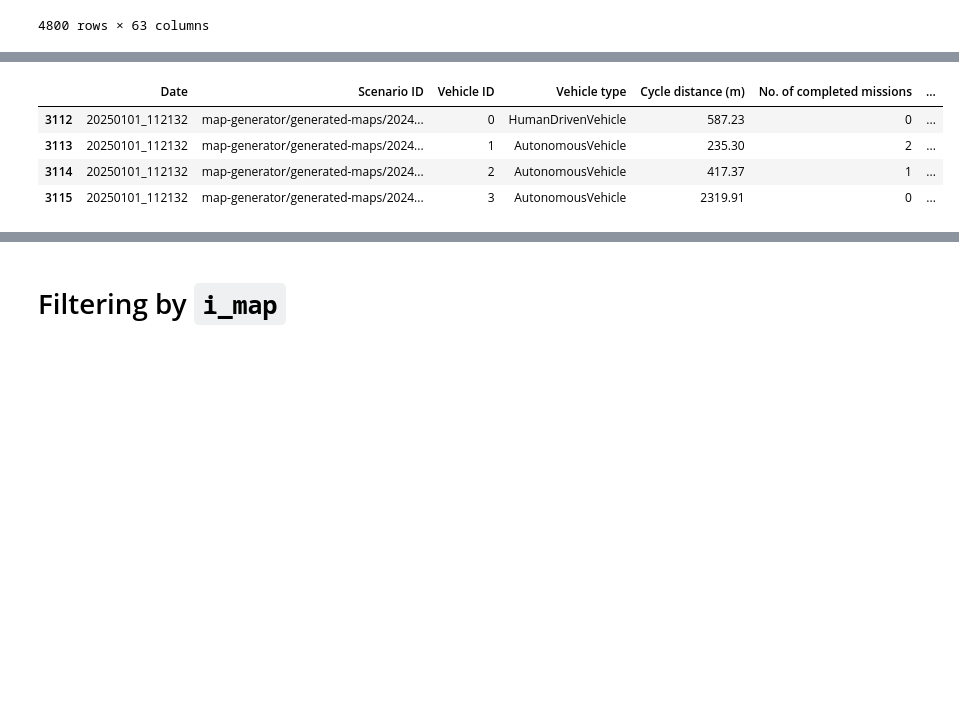
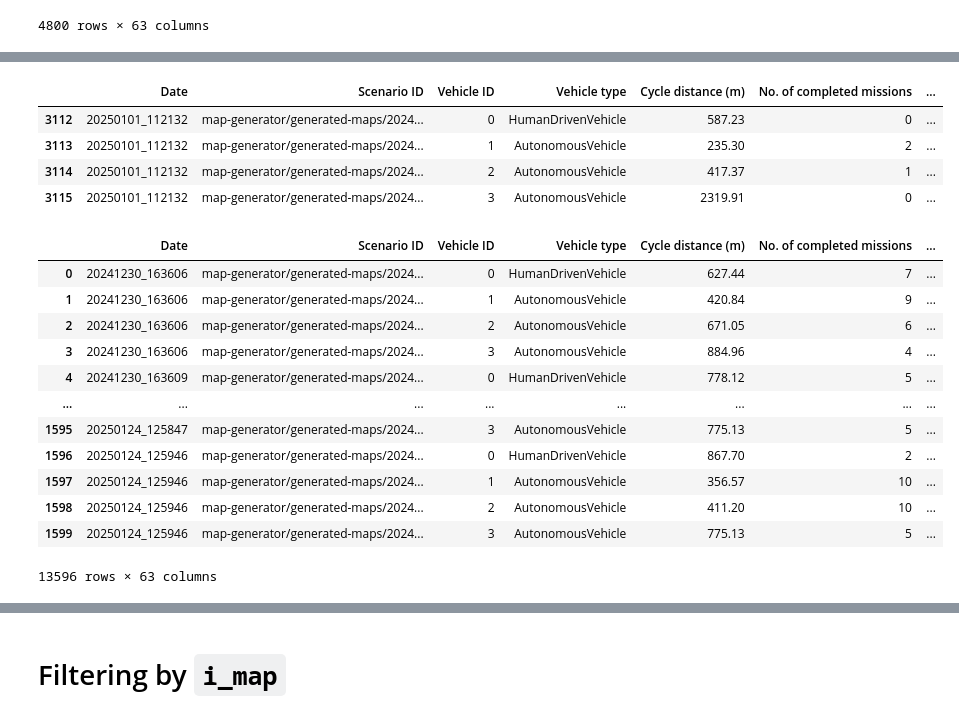
Before and after one commit to Olga-Mironenko/coordination_oru, a Jupyter notebook: scenario-analysis/analysis.ipynb, the cells around one changed output, grey strips where cells are left out. Cells and saved outputs as stored; diff of their text form; code cells hidden in the pictures; blank space fills up the shorter version.

```diff
--- a/scenario-analysis/analysis.ipynb
+++ b/scenario-analysis/analysis.ipynb
@@ -101,16 +107,31 @@ if RUNNAME_EXTRA is not None:
 # %%
 if 'Linearization C' not in df_orig_with_bad.columns:
     df_orig = df_orig_with_bad
 else:
     series_bad = pd.isna(df_orig_with_bad['Linearization C'])
     IPython.display.display(df_orig_with_bad[series_bad])
     df_orig = df_orig_with_bad[~series_bad]
+
+df_orig
 # %% [output]
 |  | Date | Scenario ID | Vehicle ID | Vehicle type | Cycle distance (m) | No. of completed missions | ... |
 | 3112 | 20250101_112132 | map-generator/generated-maps/2024... | 0 | HumanDrivenVehicle | 587.23 | 0 | ... |
 | 3113 | 20250101_112132 | map-generator/generated-maps/2024... | 1 | AutonomousVehicle | 235.30 | 2 | ... |
 | 3114 | 20250101_112132 | map-generator/generated-maps/2024... | 2 | AutonomousVehicle | 417.37 | 1 | ... |
 | 3115 | 20250101_112132 | map-generator/generated-maps/2024... | 3 | AutonomousVehicle | 2319.91 | 0 | ... |
+|  | Date | Scenario ID | Vehicle ID | Vehicle type | Cycle distance (m) | No. of completed missions | ... |
+| 0 | 20241230_163606 | map-generator/generated-maps/2024... | 0 | HumanDrivenVehicle | 627.44 | 7 | ... |
+| 1 | 20241230_163606 | map-generator/generated-maps/2024... | 1 | AutonomousVehicle | 420.84 | 9 | ... |
+| 2 | 20241230_163606 | map-generator/generated-maps/2024... | 2 | AutonomousVehicle | 671.05 | 6 | ... |
+| 3 | 20241230_163606 | map-generator/generated-maps/2024... | 3 | AutonomousVehicle | 884.96 | 4 | ... |
+| 4 | 20241230_163609 | map-generator/generated-maps/2024... | 0 | HumanDrivenVehicle | 778.12 | 5 | ... |
+| ... | ... | ... | ... | ... | ... | ... | ... |
+| 1595 | 20250124_125847 | map-generator/generated-maps/2024... | 3 | AutonomousVehicle | 775.13 | 5 | ... |
+| 1596 | 20250124_125946 | map-generator/generated-maps/2024... | 0 | HumanDrivenVehicle | 867.70 | 2 | ... |
+| 1597 | 20250124_125946 | map-generator/generated-maps/2024... | 1 | AutonomousVehicle | 356.57 | 10 | ... |
+| 1598 | 20250124_125946 | map-generator/generated-maps/2024... | 2 | AutonomousVehicle | 411.20 | 10 | ... |
+| 1599 | 20250124_125946 | map-generator/generated-maps/2024... | 3 | AutonomousVehicle | 775.13 | 5 | ... |
+13596 rows × 63 columns
 # %%
 def normalize_linearization(lin):
     if lin is None:
```
Also changed, not shown: parts of 6 cells of this notebook, 2 other files.
